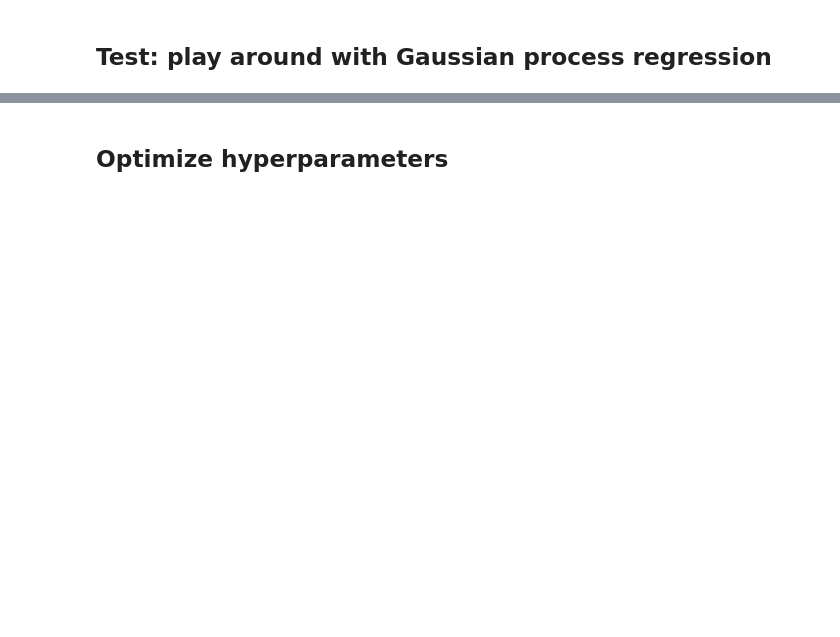
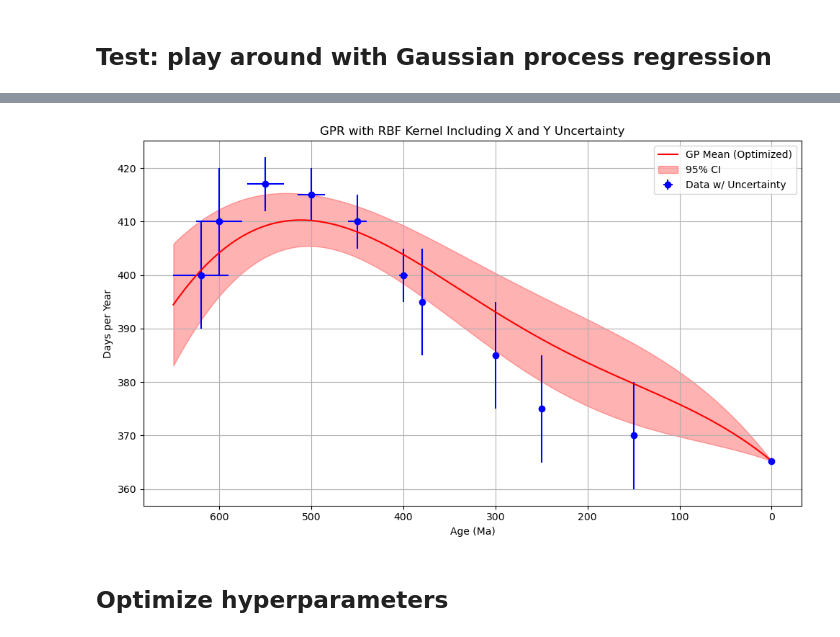
Before and after one commit to nielsjdewinter/Earth_Moon_Gaussian_process, a Jupyter notebook: EMGaussian_pilot1.ipynb, the cells around one changed output, grey strips where cells are left out. Saved outputs shown, nothing was run; the diff lists cells and outputs as text; code cells hidden in the pictures; blank space fills up the shorter version.

```diff
--- a/EMGaussian_pilot1.ipynb
+++ b/EMGaussian_pilot1.ipynb
@@ -123,3 +131,89 @@ plt.show()
+# %%
+# Prepare data
+X_train = df["Age (Ma)"].values.reshape(-1, 1).astype(float)
+y_train = df["Days/year"].values.astype(float)
+y_error = df["Days/year error"].values.astype(float)
+x_error = df["Age error"].values.astype(float).reshape(-1, 1)
+
+# Normalize inputs
+X_mean, X_std = X_train.mean(), X_train.std()
+X_train_norm = (X_train - X_mean) / X_std
+x_error_norm = x_error / X_std  # Scale x uncertainties too
+
+# Modified RBF kernel including x_error
+def rbf_kernel_with_xerr(X1, X2, xerr1, xerr2, lengthscale, variance):
+    """RBF kernel that accounts for Gaussian uncertainty in X."""
+    # Pairwise squared distance
+    sqdist = (X1 - X2.T)**2
+    # Total lengthscale squared for each pair
+    total_var = lengthscale**2 + xerr1**2 + xerr2.T**2
+    scale_factor = (lengthscale**2 / total_var)**0.5
+    return variance * scale_factor * np.exp(-0.5 * sqdist / total_var)
+
+# # NLML function (for optimization)
+# def nlml(params):
+#     lengthscale = np.exp(params[0])
+#     variance = np.exp(params[1])
+#     noise_var = (y_error**2).flatten()
+
+#     K = rbf_kernel_with_xerr(X_train_norm, X_train_norm, x_error_norm, x_error_norm, lengthscale, variance)
+#     K += np.diag(noise_var)  # Add measurement noise in y
+
+#     try:
+#         L = cholesky(K)
+#         alpha = solve(L.T, solve(L, y_train))
+#         log_det_K = 2.0 * np.sum(np.log(np.diag(L)))
+#         return 0.5 * y_train.T @ alpha + 0.5 * log_det_K + 0.5 * len(X_train) * np.log(2 * np.pi)
+#     except np.linalg.LinAlgError:
+#         return 1e10  # Penalize non-PD matrices
+
+# # Optimize hyperparameters
+# res = minimize(nlml, x0=[0.0, 0.0], bounds=[(-5, 5), (-5, 10)], method='L-BFGS-B')
+# opt_lengthscale = np.exp(res.x[0])
+# opt_variance = np.exp(res.x[1])
+# print(f"Optimal lengthscale: {opt_lengthscale:.3f}, variance: {opt_variance:.3f}")
+
+# 3. Set hyperparameters
+lengthscale = 2  # Lengthscale of the RBF kernel
+variance = 1000 # Variance of the kernel
+
+# === 6. Predictions ===
+X_test = np.linspace(0, 650, 500).reshape(-1, 1)
+X_test_norm = (X_test - X_mean) / X_std
+x_error_test = np.zeros_like(X_test_norm)  # Assume no horizontal error for prediction
+
+K = rbf_kernel_with_xerr(X_train_norm, X_train_norm, x_error_norm, x_error_norm, lengthscale, variance)
+K += np.diag((y_error**2).flatten() + 1e-6)
+K_s = rbf_kernel_with_xerr(X_test_norm, X_train_norm, x_error_test, x_error_norm, lengthscale, variance)
+K_ss = rbf_kernel_with_xerr(X_test_norm, X_test_norm, x_error_test, x_error_test, lengthscale, variance) + 1e-8 * np.eye(len(X_test)) # Add small noise for numerical stability
+
+L = cholesky(K)
+alpha = solve(L.T, solve(L, y_train))
+mu_s = K_s @ alpha
+v = solve(L, K_s.T)
+cov_s = K_ss - v.T @ v
+std_s = np.sqrt(np.clip(np.diag(cov_s), 0, np.inf))
+
+# === 7. Plot ===
+plt.figure(figsize=(10, 6))
+plt.errorbar(X_train.flatten(), y_train.flatten(),
+             xerr=x_error.flatten(), yerr=y_error.flatten(),
+             fmt='o', color='blue', label="Data w/ Uncertainty")
+plt.plot(X_test, mu_s, 'r', label="GP Mean (Optimized)")
+plt.fill_between(X_test.flatten(),
+                 (mu_s - 1.96 * std_s).flatten(),
+                 (mu_s + 1.96 * std_s).flatten(),
+                 color='red', alpha=0.3, label='95% CI')
+plt.gca().invert_xaxis()
+plt.xlabel("Age (Ma)")
+plt.ylabel("Days per Year")
+plt.title("GPR with RBF Kernel Including X and Y Uncertainty")
+plt.legend()
+plt.grid(True)
+plt.tight_layout()
+plt.show()
+# %% [output]
+[figure, added]
 # %% [markdown]
 ## Optimize hyperparameters
 # %%
```
Also changed, not shown: parts of 11 cells of this notebook.
